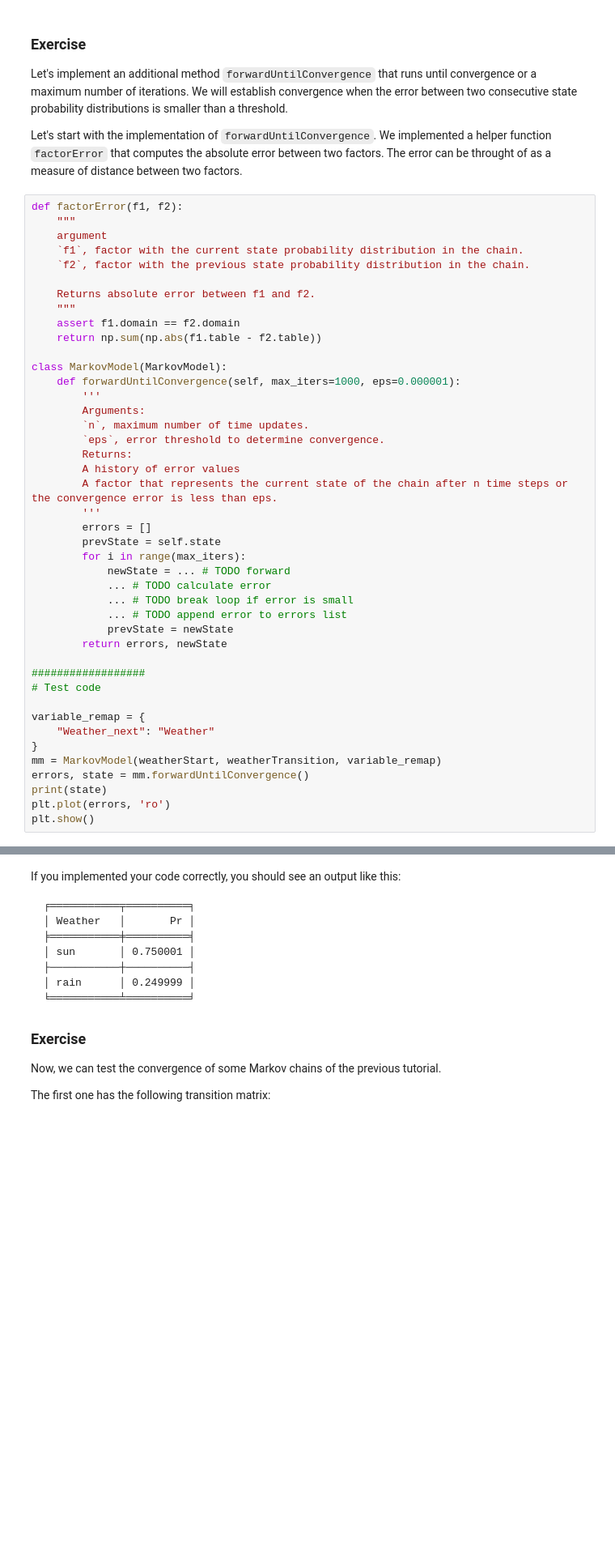
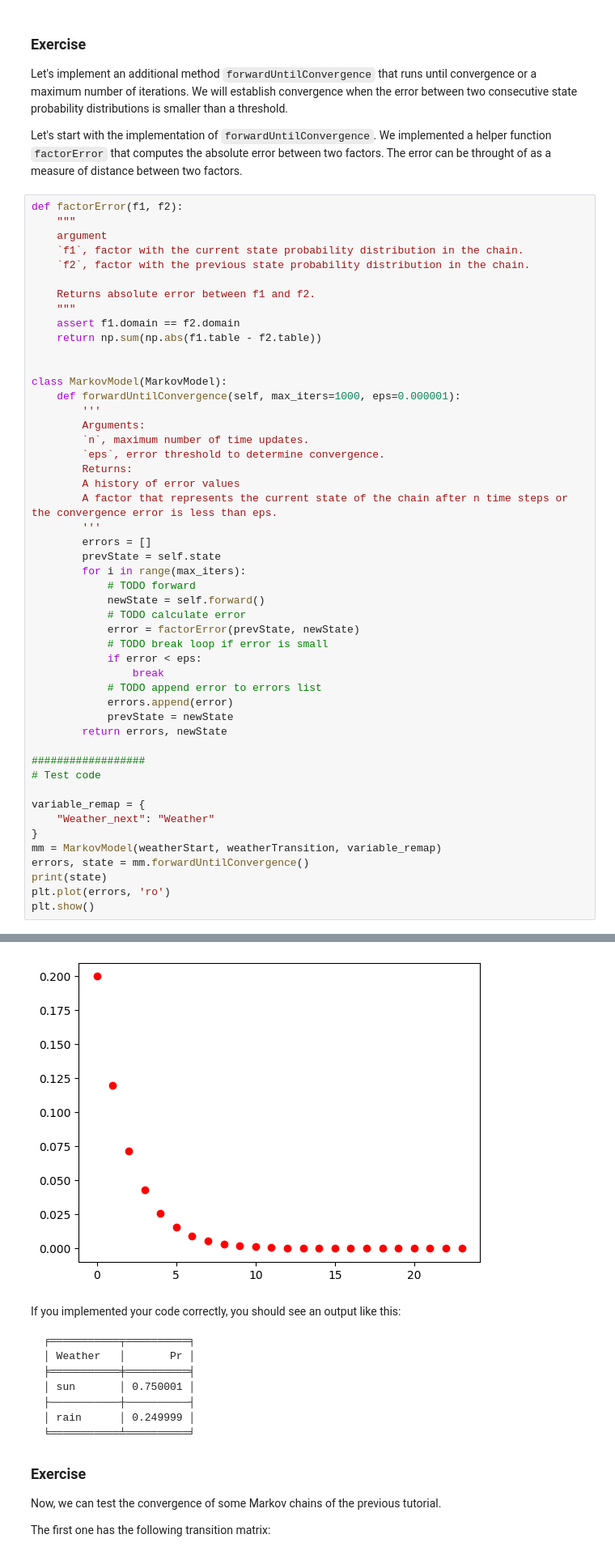
Before and after one commit to girilang/COMP9418-Week05, a Jupyter notebook: COMP9418_W05_Markov_Chains_and_Hidden_Markov_Models.ipynb, the cells around one changed output, grey strips where cells are left out. Shown at 81% size. Drawn from its saved outputs; the diff is of its cells as text; blank space fills up the shorter version.

```diff
--- a/COMP9418_W05_Markov_Chains_and_Hidden_Markov_Models.ipynb
+++ b/COMP9418_W05_Markov_Chains_and_Hidden_Markov_Models.ipynb
@@ -270,6 +270,7 @@ def factorError(f1, f2):
     """
     assert f1.domain == f2.domain
     return np.sum(np.abs(f1.table - f2.table))
+
 
 class MarkovModel(MarkovModel):
     def forwardUntilConvergence(self, max_iters=1000, eps=0.000001):
@@ -284,10 +285,15 @@ class MarkovModel(MarkovModel):
         errors = []
         prevState = self.state
         for i in range(max_iters):
-            newState = ... # TODO forward
-            ... # TODO calculate error
-            ... # TODO break loop if error is small
-            ... # TODO append error to errors list
+            # TODO forward
+            newState = self.forward()
+            # TODO calculate error
+            error = factorError(prevState, newState)
+            # TODO break loop if error is small
+            if error < eps:
+                break
+            # TODO append error to errors list
+            errors.append(error)
             prevState = newState
         return errors, newState
 
@@ -302,3 +308,4 @@ errors, state = mm.forwardUntilConvergence()
 print(state)
 plt.plot(errors, 'ro')
 plt.show()
+# %% [output]
@@ -305,3 +319,4 @@ plt.show()
+[figure, added]
 # %% [markdown]
 If you implemented your code correctly, you should see an output like this:
 
```
Also changed, not shown: parts of 5 cells of this notebook.
